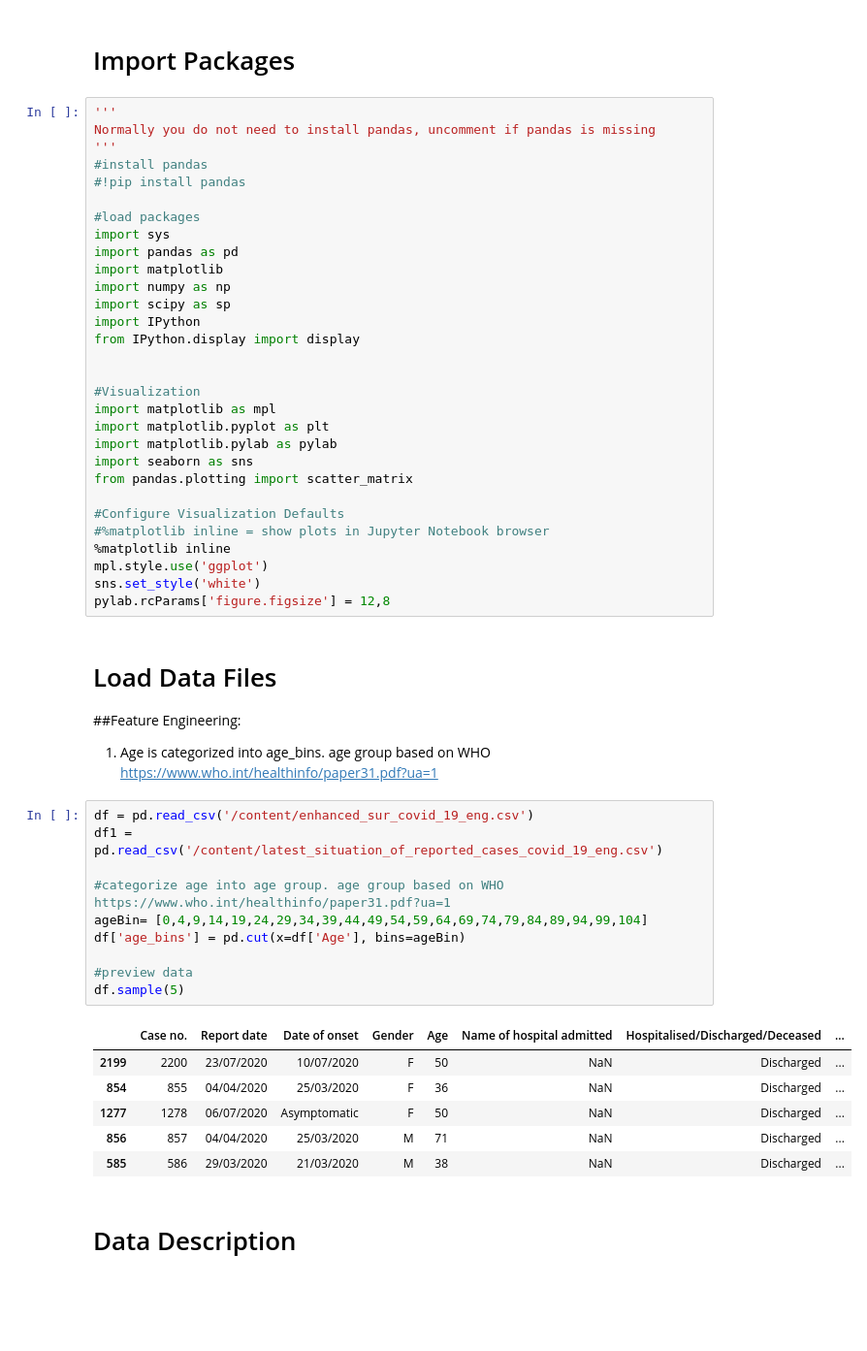
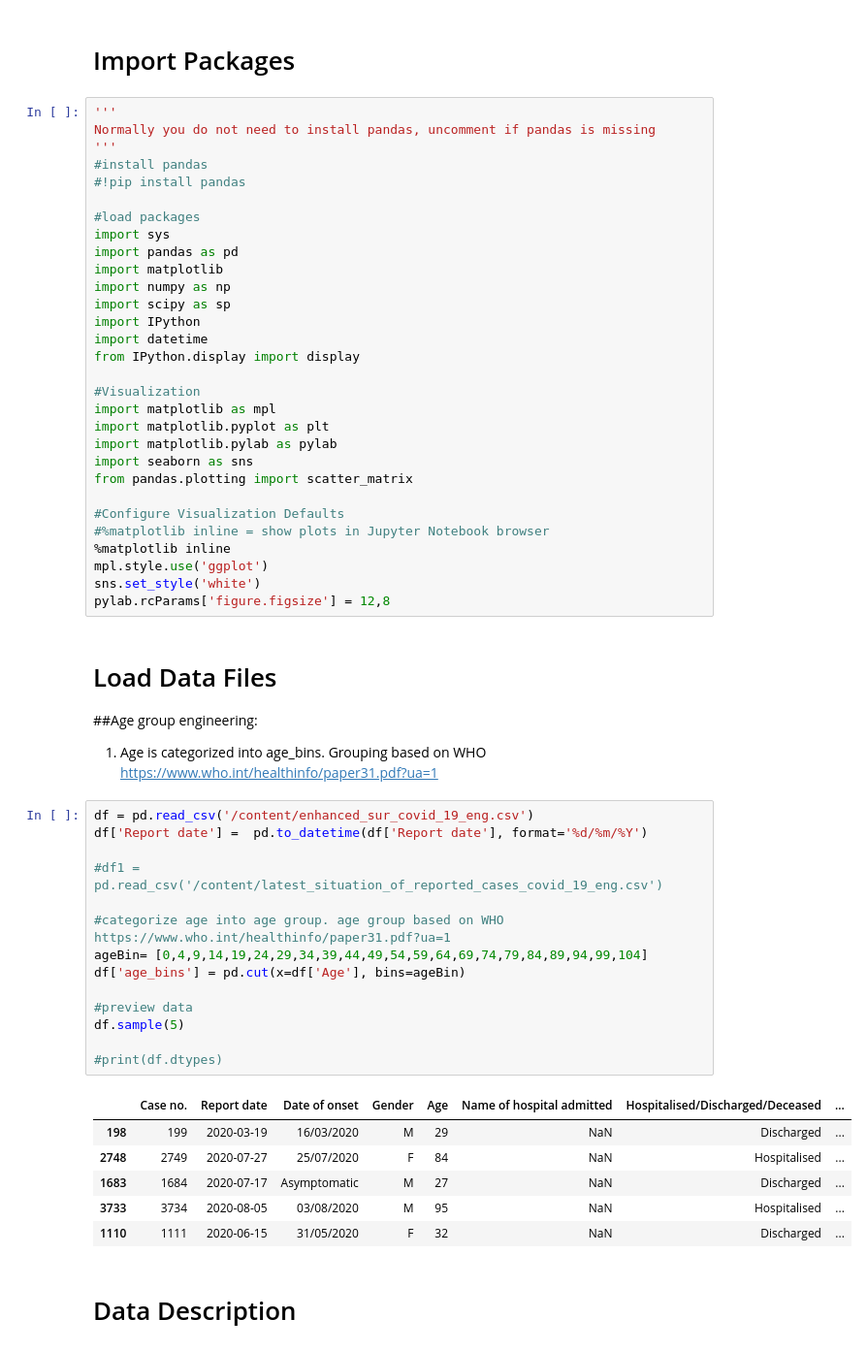
Before and after one commit to charlieskc/MachineLearning, a Jupyter notebook: HK_Covid19_Analysis.ipynb, the cells around one changed output. Shown at 97% size. Drawn from its saved outputs; the diff is of its cells as text; blank space fills up the shorter version.

```diff
--- a/HK_Covid19_Analysis.ipynb
+++ b/HK_Covid19_Analysis.ipynb
@@ -45,8 +47,8 @@ import matplotlib
 import numpy as np
 import scipy as sp
 import IPython
+import datetime
 from IPython.display import display
-
 
 #Visualization
 import matplotlib as mpl
@@ -64,25 +66,29 @@ pylab.rcParams['figure.figsize'] = 12,8
 # %% [markdown]
 # Load Data Files
 
-##Feature Engineering:
-1. Age is categorized into age_bins. age group based on WHO https://www.who.int/healthinfo/paper31.pdf?ua=1
+##Age group engineering:
+1. Age is categorized into age_bins. Grouping based on WHO https://www.who.int/healthinfo/paper31.pdf?ua=1
 # %%
 df = pd.read_csv('/content/enhanced_sur_covid_19_eng.csv')
-df1 = pd.read_csv('/content/latest_situation_of_reported_cases_covid_19_eng.csv')
+df['Report date'] =  pd.to_datetime(df['Report date'], format='%d/%m/%Y')
+
+#df1 = pd.read_csv('/content/latest_situation_of_reported_cases_covid_19_eng.csv')
 
 #categorize age into age group. age group based on WHO https://www.who.int/healthinfo/paper31.pdf?ua=1
 ageBin= [0,4,9,14,19,24,29,34,39,44,49,54,59,64,69,74,79,84,89,94,99,104]
 df['age_bins'] = pd.cut(x=df['Age'], bins=ageBin)
 
 #preview data
 df.sample(5)
+
+#print(df.dtypes)
 # %% [output]
 |  | Case no. | Report date | Date of onset | Gender | Age | Name of hospital admitted | Hospitalised/Discharged/Deceased | ... |
-| 2199 | 2200 | 23/07/2020 | 10/07/2020 | F | 50 | NaN | Discharged | ... |
-| 854 | 855 | 04/04/2020 | 25/03/2020 | F | 36 | NaN | Discharged | ... |
-| 1277 | 1278 | 06/07/2020 | Asymptomatic | F | 50 | NaN | Discharged | ... |
-| 856 | 857 | 04/04/2020 | 25/03/2020 | M | 71 | NaN | Discharged | ... |
-| 585 | 586 | 29/03/2020 | 21/03/2020 | M | 38 | NaN | Discharged | ... |
+| 198 | 199 | 2020-03-19 | 16/03/2020 | M | 29 | NaN | Discharged | ... |
+| 2748 | 2749 | 2020-07-27 | 25/07/2020 | F | 84 | NaN | Hospitalised | ... |
+| 1683 | 1684 | 2020-07-17 | Asymptomatic | M | 27 | NaN | Discharged | ... |
+| 3733 | 3734 | 2020-08-05 | 03/08/2020 | M | 95 | NaN | Hospitalised | ... |
+| 1110 | 1111 | 2020-06-15 | 31/05/2020 | F | 32 | NaN | Discharged | ... |
 # %% [markdown]
 # Data Description
 # %%
```
Also changed, not shown: parts of 19 cells of this notebook.
